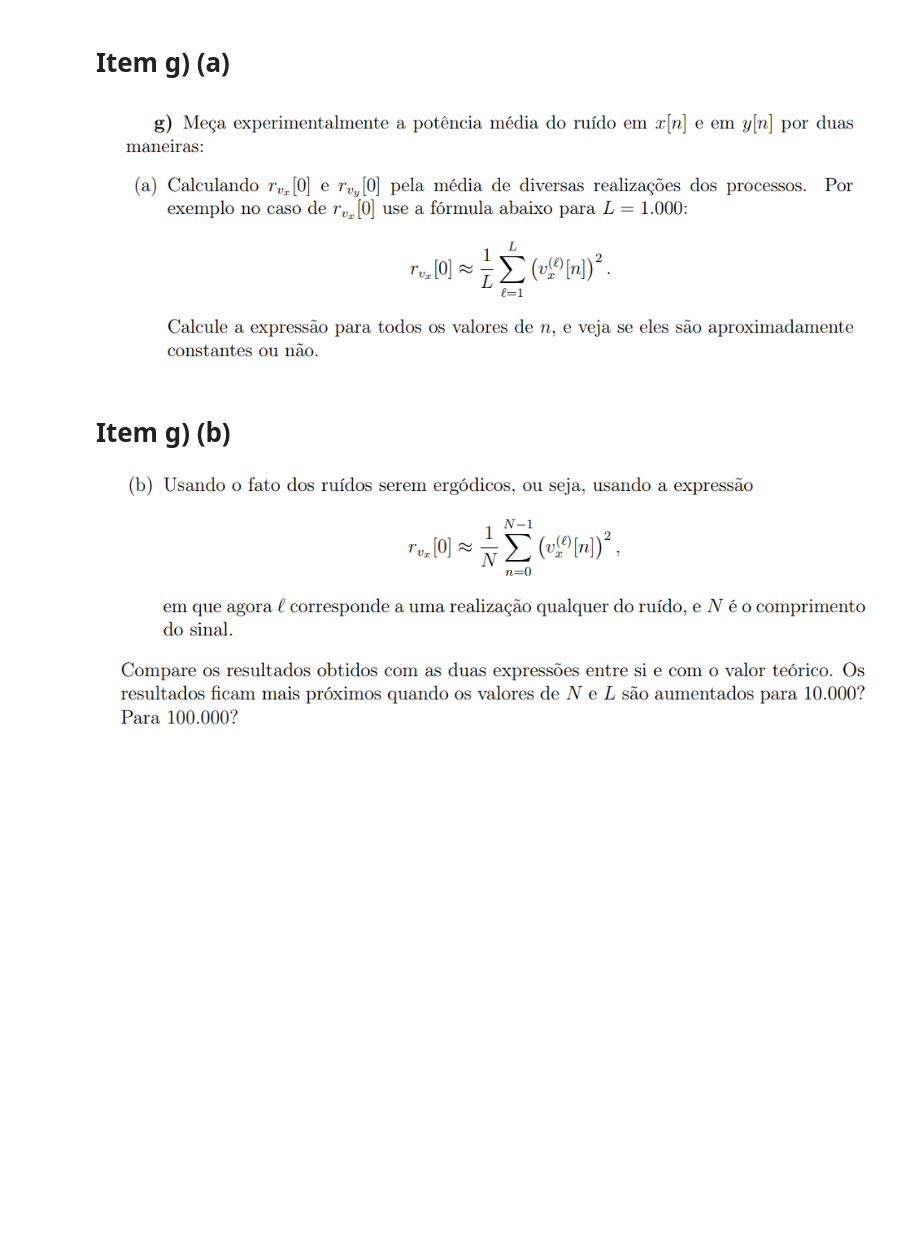
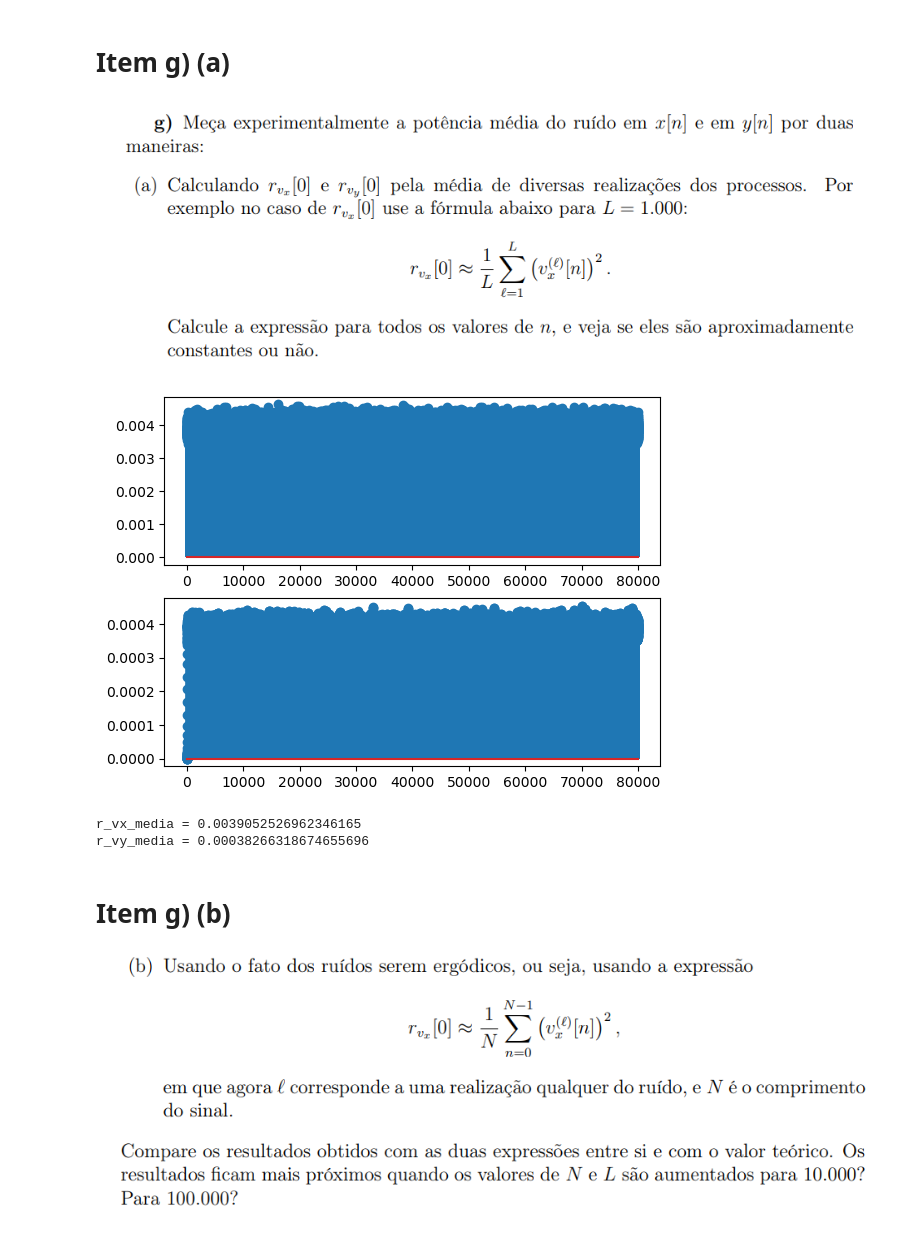
Before and after one commit to brunompasini/PSI3431-Processamento-Estatistico-de-Sinais, a Jupyter notebook: Experiencia_1_Julia.ipynb, the cells around one changed output. Cells and saved outputs as stored; diff of their text form; code cells hidden in the pictures; blank space fills up the shorter version.

```diff
--- a/Experiencia_1_Julia.ipynb
+++ b/Experiencia_1_Julia.ipynb
@@ -97,6 +107,47 @@ plot(n, x0)
 # %% [markdown]
 # Item g) (a)
 ![image.png](attachment:image.png)
+# %%
+L = 1000
+N = 80000
+n = 0:N-1
+
+r_vx = zeros(N)
+r_vy = zeros(N)
+
+v = sqrt(pot_v).*randn(L,N); #sigma_v = sqrt(pot_v), matriz de L linhas e N colunas. Cada linha L é uma observação do processo
+wavplay(v[1,:], fa)
+
+for l in 1:L
+    v_x = v[l, :]
+    v_y = filt(h, v_x)
+
+    #Autocorrelação amostral (em função de n)
+    r_vx = r_vx + v_x.^2
+    r_vy = r_vy + v_y.^2
+end
+# %%
+#Cálculo da Autocorrelação Amostral (ou seja, a média de diversas realizações dos processos em função de N)
+r_vx = r_vx/L
+r_vy = r_vy/L
+
+subplot(211)
+stem(n, r_vx)
+
+subplot(212)
+stem(n, r_vy)
+
+r_vx_media = sum(r_vx)/N
+
+r_vy_media = sum(r_vy)/N
+
+print("r_vx_media = ", r_vx_media)
+print("\n")
+print("r_vy_media = ", r_vy_media)
+# %% [output]
+[figure, added]
+r_vx_media = 0.0039052526962346165
+r_vy_media = 0.00038266318674655696
 # %% [markdown]
 # Item g) (b)
 ![image.png](attachment:image.png)
```
Also changed, not shown: parts of 8 cells of this notebook.
